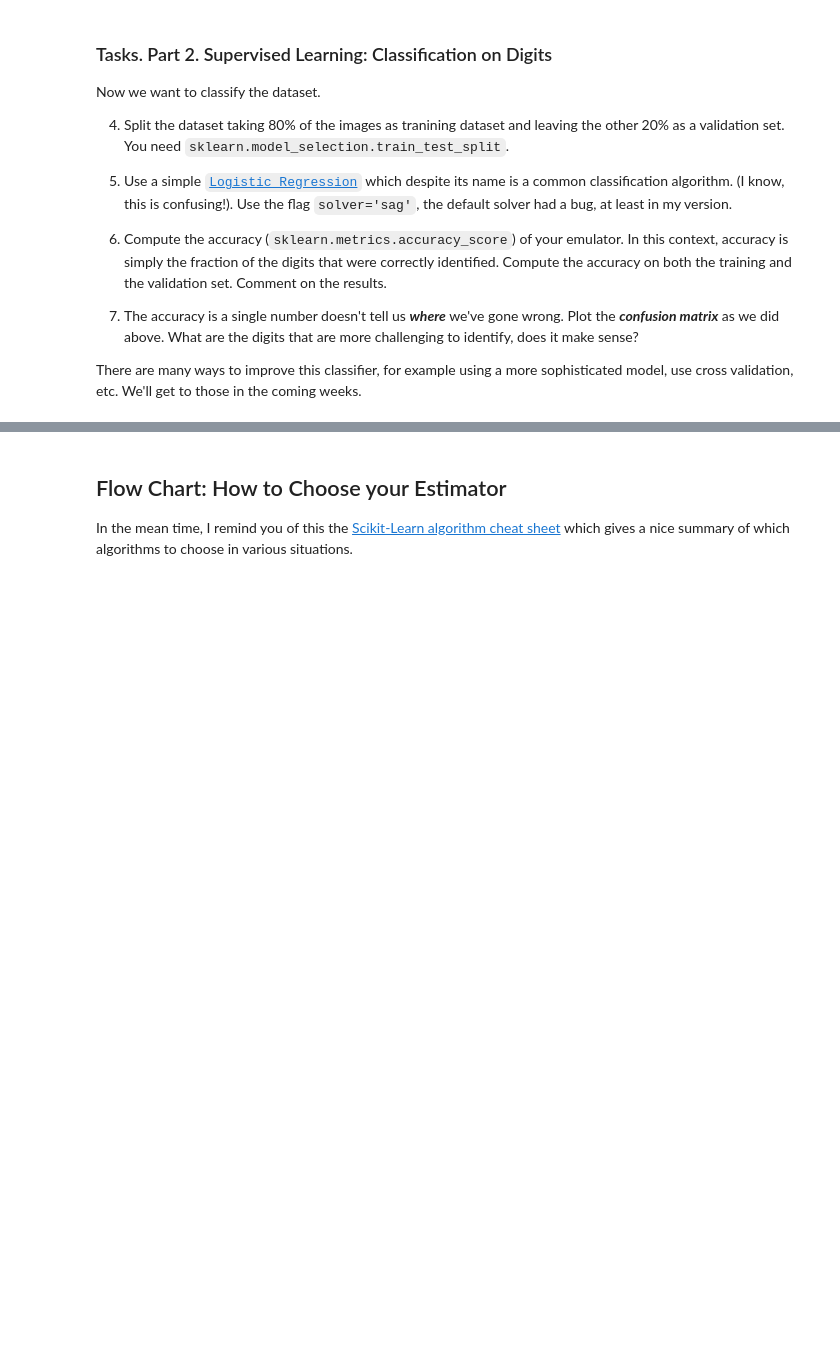
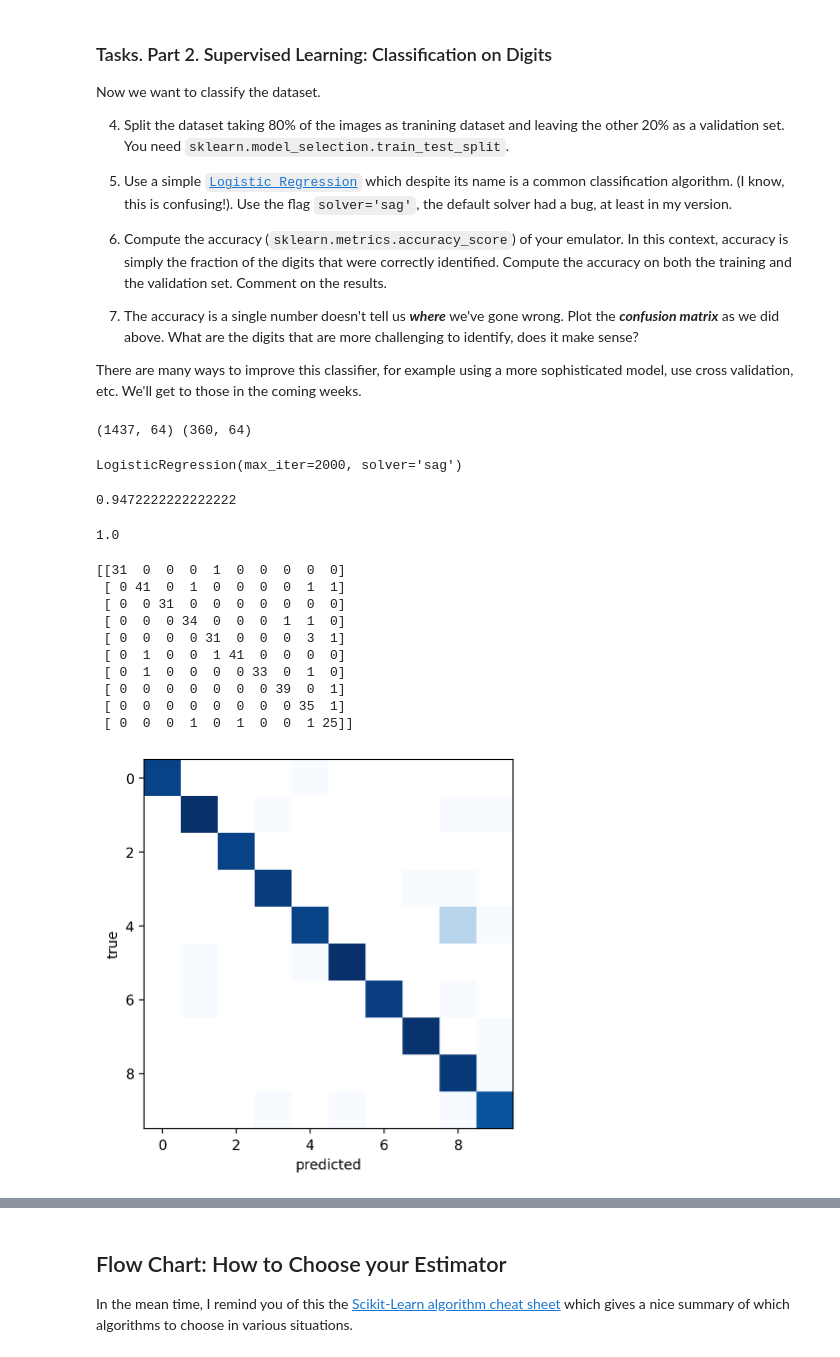
Before and after one commit to sachaguer/astrostatistics_bicocca_2022, a Jupyter notebook: lectures/L13_introduction.ipynb, the cells around one changed output, grey strips where cells are left out. Saved outputs shown, nothing was run; the diff lists cells and outputs as text; code cells hidden in the pictures; blank space fills up the shorter version.

```diff
--- a/lectures/L13_introduction.ipynb
+++ b/lectures/L13_introduction.ipynb
@@ -1016,3 +1037,49 @@ Now we want to classify the dataset.
 
 
 There are many ways to improve this classifier, for example using a more sophisticated model, use cross validation, etc.  We'll get to those in the coming weeks.
+# %%
+from sklearn.model_selection import train_test_split
+
+# taking 80% of the data as a training set
+Xtrain, Xtest, ytrain, ytest = train_test_split(digits.data, digits.target,
+                                                random_state=2, train_size=0.8)
+print(Xtrain.shape, Xtest.shape)
+# %% [output]
+(1437, 64) (360, 64)
+# %%
+from sklearn.linear_model import LogisticRegression
+clf = LogisticRegression(penalty='l2', max_iter=2000,solver='sag')
+clf.fit(Xtrain, ytrain)
+# %% [output]
+LogisticRegression(max_iter=2000, solver='sag')
+# %%
+from sklearn.metrics import accuracy_score
+
+ypred = clf.predict(Xtest)
+accuracy_score(ytest, ypred)
+# %% [output]
+0.9472222222222222
+# %%
+ypred = clf.predict(Xtrain)
+accuracy_score(ytrain, ypred)
+# %% [output]
+1.0
+# %%
+from sklearn.metrics import confusion_matrix
+print(confusion_matrix(ytest, ypred))
+plt.imshow(np.log(confusion_matrix(ytest, ypred)),
+           cmap='Blues', interpolation='nearest')
+plt.ylabel('true')
+plt.xlabel('predicted');
+# %% [output]
+[[31  0  0  0  1  0  0  0  0  0]
+ [ 0 41  0  1  0  0  0  0  1  1]
+ [ 0  0 31  0  0  0  0  0  0  0]
+ [ 0  0  0 34  0  0  0  1  1  0]
+ [ 0  0  0  0 31  0  0  0  3  1]
+ [ 0  1  0  0  1 41  0  0  0  0]
+ [ 0  1  0  0  0  0 33  0  1  0]
+ [ 0  0  0  0  0  0  0 39  0  1]
+ [ 0  0  0  0  0  0  0  0 35  1]
+ [ 0  0  0  1  0  1  0  0  1 25]]
+[figure, added]
```
Also changed, not shown: parts of 22 cells of this notebook.
